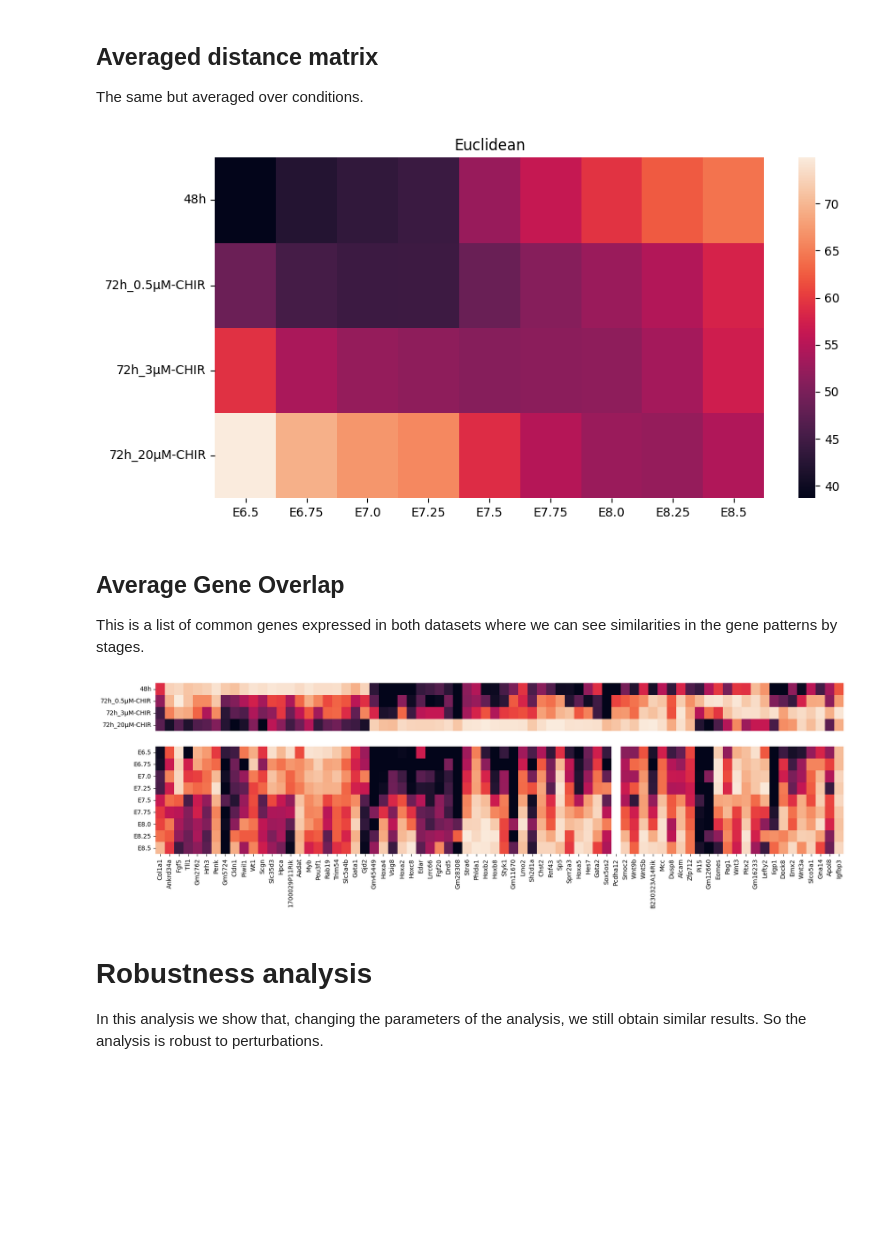
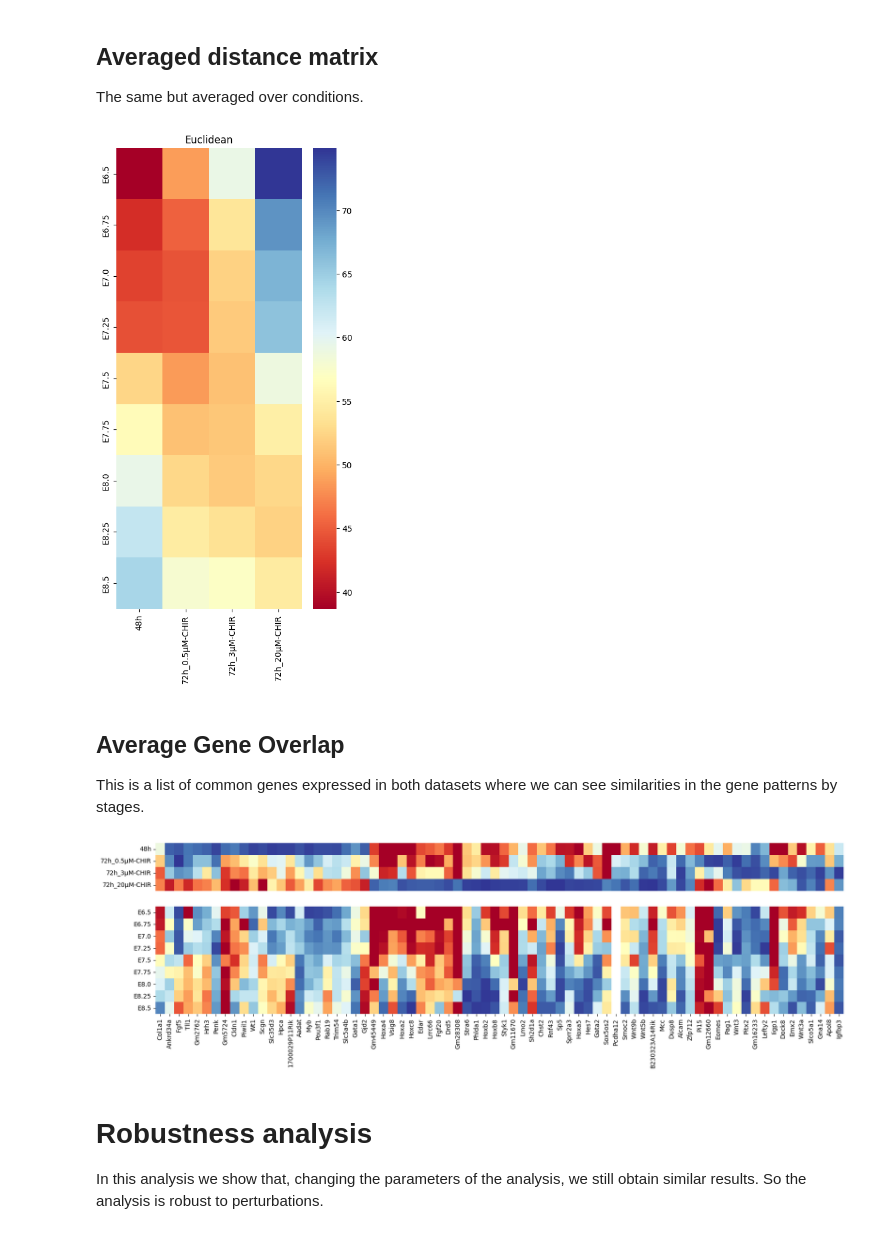
Before and after one commit to stembryo-lab/chiron_gastruloids_bulk_rna_seq, a Jupyter notebook: analysis/chir_conditions_analysis.ipynb, the cells around one changed output. Saved outputs shown, nothing was run; the diff lists cells and outputs as text; code cells hidden in the pictures; blank space fills up the shorter version.

```diff
--- a/chir_conditions_analysis.ipynb
+++ b/analysis/chir_conditions_analysis.ipynb
@@ -104,15 +104,15 @@ The same but averaged over conditions.
 # Order to plot the bulk conditions
 order = ['48h', '72h_0.5μM-CHIR', '72h_3μM-CHIR', '72h_20μM-CHIR']
 # %%
-fig, ax = plt.subplots(1,1,figsize=(10,5))
+fig, ax = plt.subplots(1,1,figsize=(5,10))
 d_euclidean_ = d_euclidean.groupby([i[:-2] for i in d_euclidean.index.values]).mean()
 d_euclidean_ = d_euclidean_.T.groupby([i.split("_")[0] for i in d_euclidean_.columns.values]).mean().T
-sns.heatmap(d_euclidean_.loc[order,:], ax=ax)
+sns.heatmap(d_euclidean_.loc[order,:].transpose(), cmap="RdYlBu", ax=ax)
 ax.set_title("Euclidean");
 
 plt.savefig(f"results/chir_conditions_analysis_heatmap_overlap_mean.{save_format}",bbox_inches="tight",transparent=True)
 # %% [output]
-[figure, old version]
+[figure, new version]
 # %% [markdown]
 ## Average Gene Overlap
 
@@ -135,7 +135,7 @@ fig,ax = plt.subplots(2,1,figsize=(20,5), gridspec_kw={'height_ratios': [4, 9]})
 df1_selected = df1.loc[:,t]
 df1_selected = df1_selected.div(df1_selected.max(axis=0),axis=1)
 df1_selected_ = df1_selected.groupby([i[:-2] for i in df1_selected.index.values]).mean()
-sns.heatmap(df1_selected_.loc[order,:],ax=ax[0],cbar=False)
+sns.heatmap(df1_selected_.loc[order,:], cmap="RdYlBu",ax=ax[0],cbar=False)
 ax[0].set_xticks([])
 ax[0].set_xticklabels([])
 ax[0].set_xlabel("")
@@ -144,12 +144,12 @@ ax[0].set_xlabel("")
 df2_selected = df2.loc[:,t]
 df2_selected = df2_selected.div(df2_selected.max(axis=0),axis=1)
 df2_selected_ = df2_selected.groupby([i.split("_")[0] for i in df2_selected.index.values]).mean()
-sns.heatmap(df2_selected_,ax=ax[1],cbar=False)
+sns.heatmap(df2_selected_,ax=ax[1], cmap="RdYlBu",cbar=False)
 ax[1].set_xlabel("");
 
 plt.savefig(f"results/chir_conditions_analysis_heatmap_genes.{save_format}",bbox_inches="tight",transparent=True)
 # %% [output]
-[figure, old version]
+[figure, new version]
 # %% [markdown]
 # Robustness analysis
 
```
Also changed, not shown: parts of 3 cells of this notebook, 10 other files.
